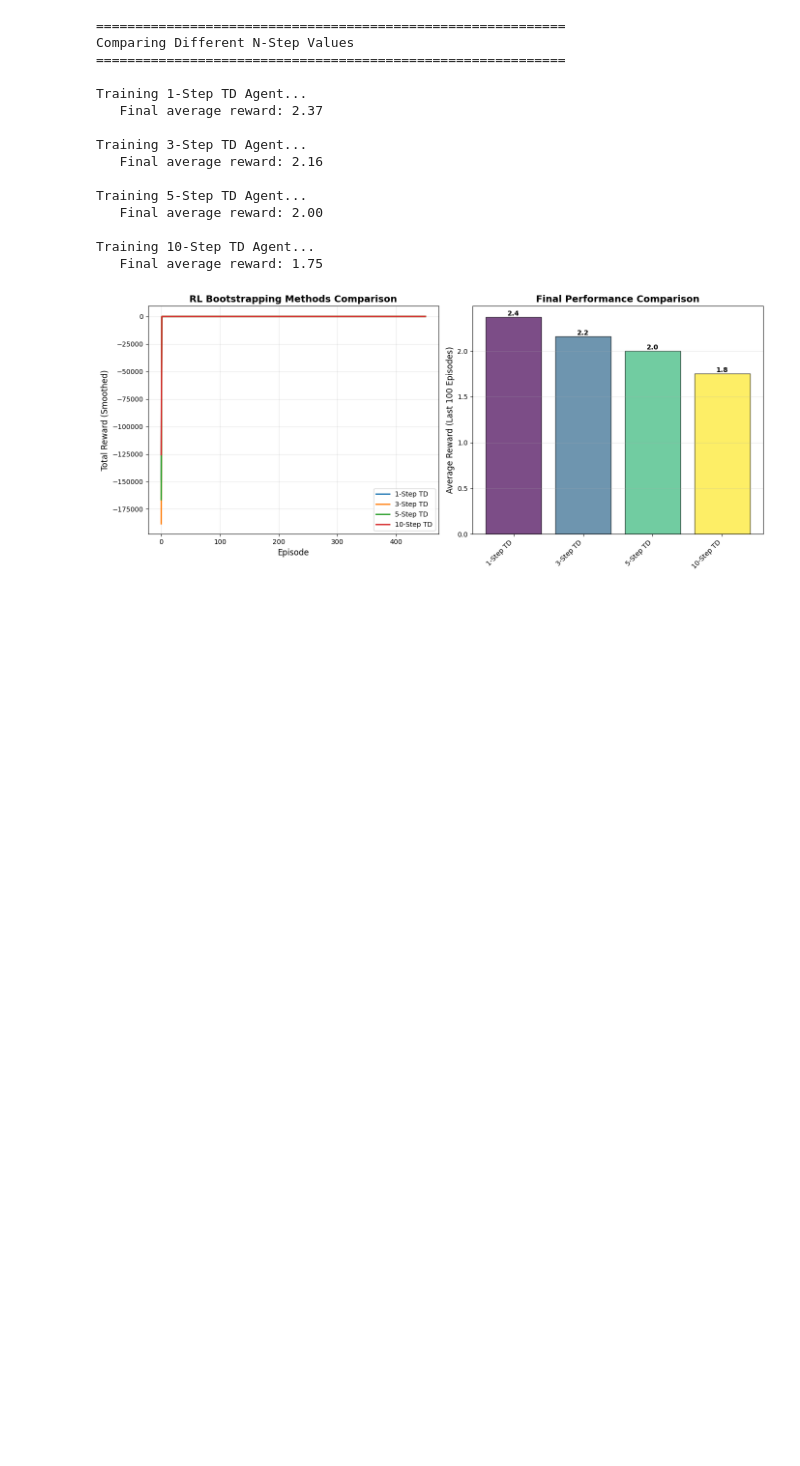
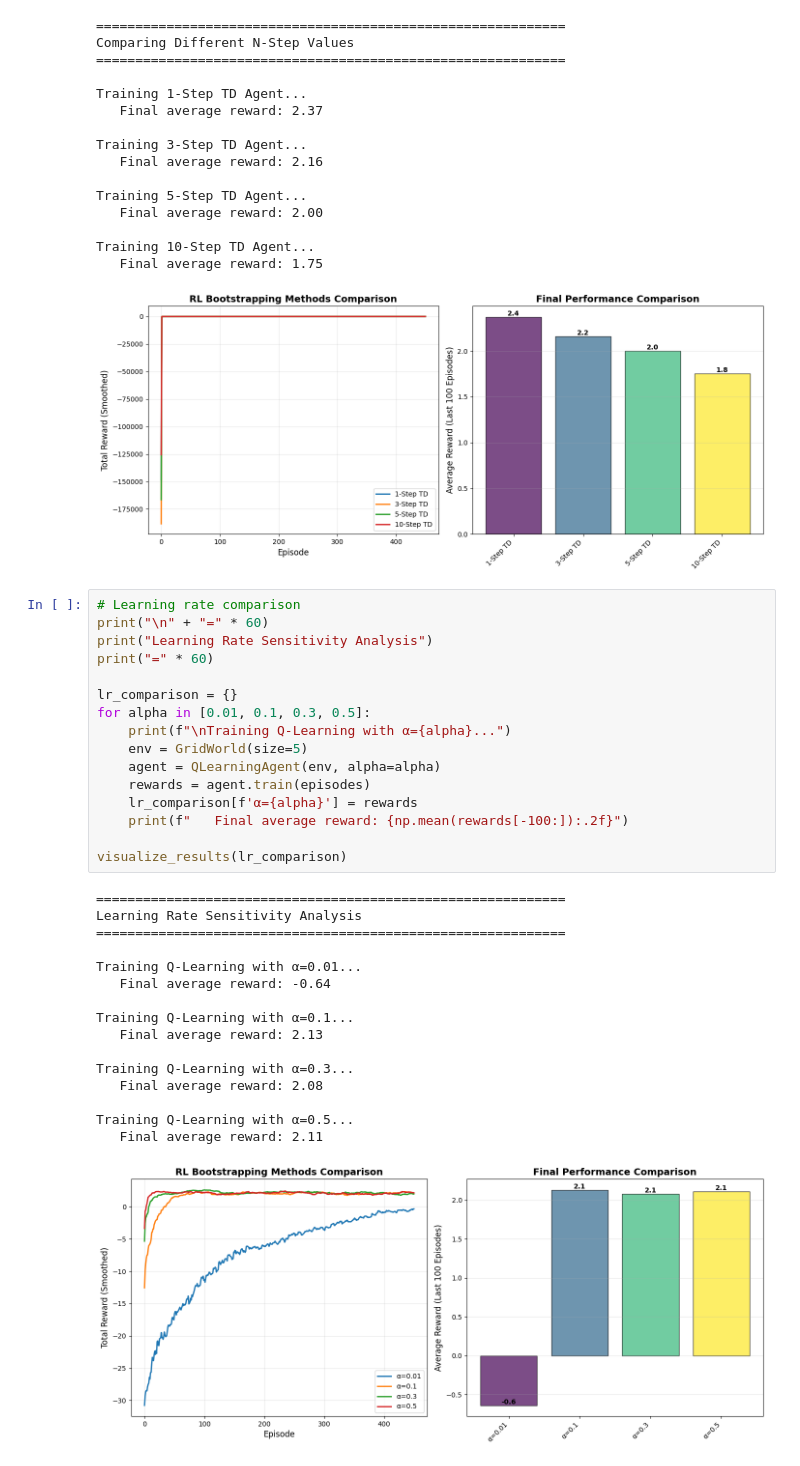
Before and after one commit to Abhijith-E/ReinforcementLearning, a Jupyter notebook: Lab6.ipynb, the cells around one changed output. Saved outputs shown, nothing was run; the diff lists cells and outputs as text; blank space fills up the shorter version.

Commit message:
feat: add learning rate sensitivity analysis
- Test multiple learning rates (0.01, 0.1, 0.3, 0.5)
- Compare Q-Learning performance across α values
- Visualize impact of learning rate on convergence
- Help identify optimal hyperparameter settings

```diff
--- a/Lab6.ipynb
+++ b/Lab6.ipynb
@@ -447,3 +447,36 @@ Training 5-Step TD Agent...
 Training 10-Step TD Agent...
    Final average reward: 1.75
 [figure]
+# %%
+# Learning rate comparison
+print("\n" + "=" * 60)
+print("Learning Rate Sensitivity Analysis")
+print("=" * 60)
+
+lr_comparison = {}
+for alpha in [0.01, 0.1, 0.3, 0.5]:
+    print(f"\nTraining Q-Learning with α={alpha}...")
+    env = GridWorld(size=5)
+    agent = QLearningAgent(env, alpha=alpha)
+    rewards = agent.train(episodes)
+    lr_comparison[f'α={alpha}'] = rewards
+    print(f"   Final average reward: {np.mean(rewards[-100:]):.2f}")
+
+visualize_results(lr_comparison)
+# %% [output]
+============================================================
+Learning Rate Sensitivity Analysis
+============================================================
+
+Training Q-Learning with α=0.01...
+   Final average reward: -0.64
+
+Training Q-Learning with α=0.1...
+   Final average reward: 2.13
+
+Training Q-Learning with α=0.3...
+   Final average reward: 2.08
+
+Training Q-Learning with α=0.5...
+   Final average reward: 2.11
+[figure, added]
```
